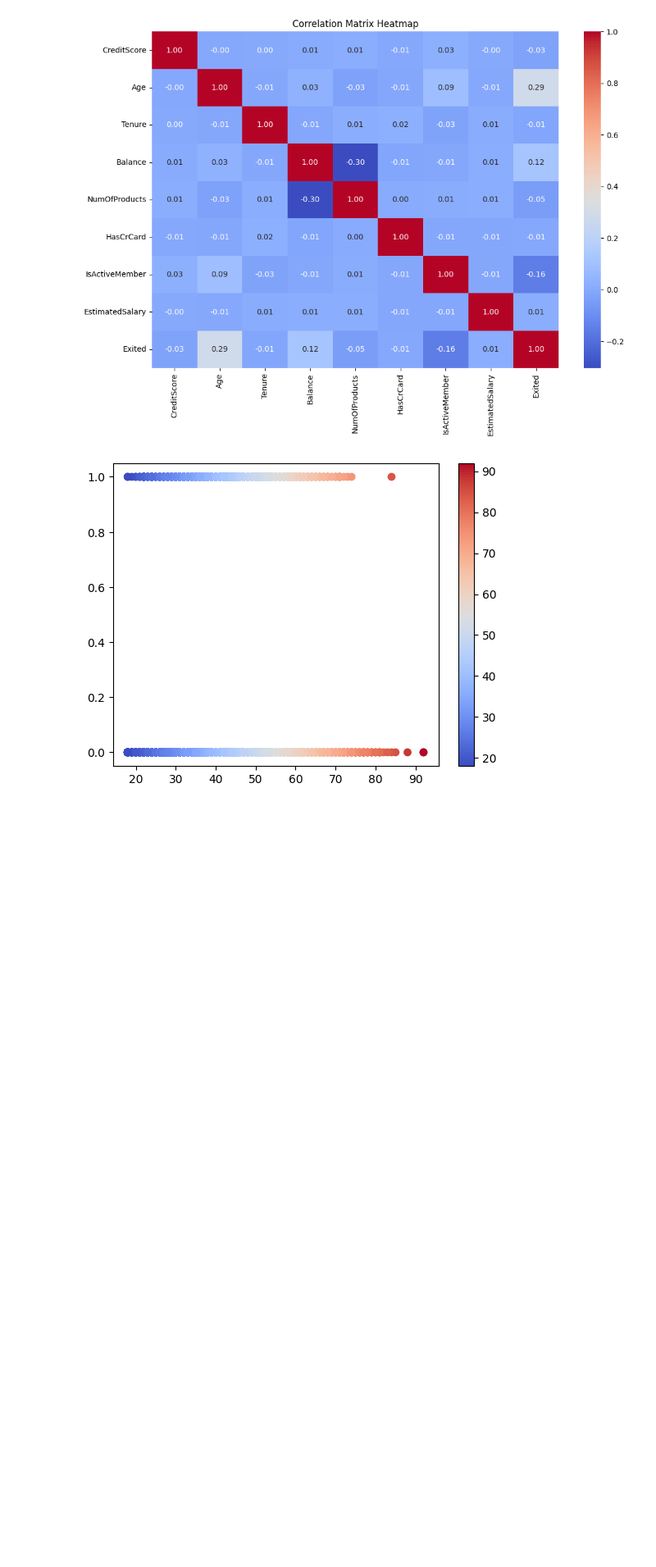
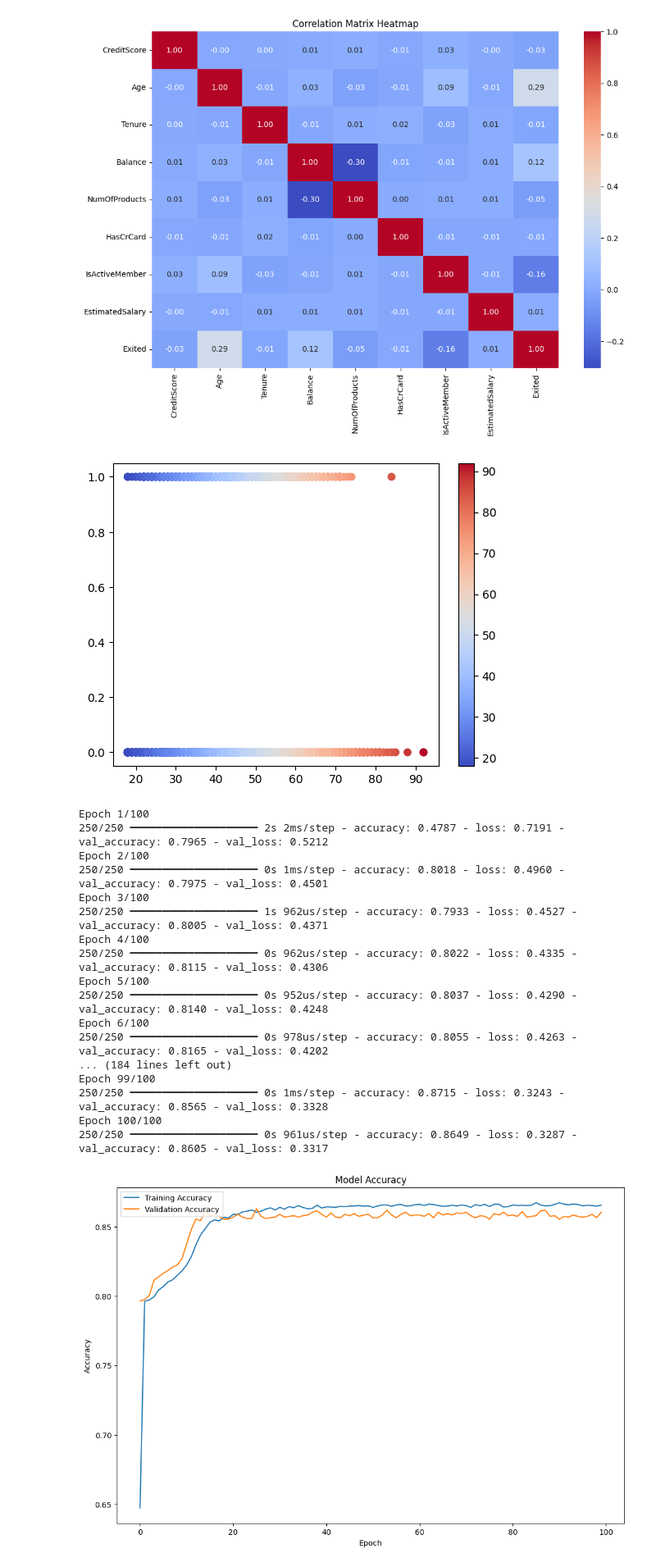
Before and after one commit to krushev36/udemy-deep-learning, a Jupyter notebook: hands-on/section-4.ipynb, the cells around one changed output. Shown at 82% size. Drawn from its saved outputs; the diff is of its cells as text; code cells hidden in the pictures; blank space fills up the shorter version.

```diff
--- a/hands-on/section-4.ipynb
+++ b/hands-on/section-4.ipynb
@@ -75,3 +77,36 @@ ann.add(tf.keras.layers.Dense(units=6, activation="relu"))
 ann.add(tf.keras.layers.Dense(units=1, activation="sigmoid"))
 # %%
 ann.compile(optimizer="adam", loss="binary_crossentropy", metrics=["accuracy"])
+# %%
+# BEGIN: Capture the history of the training process
+history = ann.fit(X_train, y_train, batch_size=32, epochs=100, validation_data=(X_test, y_test))
+
+# Plot the accuracy change
+plt.figure(figsize=(12, 8))
+plt.plot(history.history['accuracy'], label='Training Accuracy')
+plt.plot(history.history['val_accuracy'], label='Validation Accuracy')
+plt.title('Model Accuracy')
+plt.ylabel('Accuracy')
+plt.xlabel('Epoch')
+plt.legend(loc='upper left')
+plt.show()
+# END:
+# %% [output]
+Epoch 1/100
+250/250 ━━━━━━━━━━━━━━━━━━━━ 2s 2ms/step - accuracy: 0.4787 - loss: 0.7191 - val_accuracy: 0.7965 - val_loss: 0.5212
+Epoch 2/100
+250/250 ━━━━━━━━━━━━━━━━━━━━ 0s 1ms/step - accuracy: 0.8018 - loss: 0.4960 - val_accuracy: 0.7975 - val_loss: 0.4501
+Epoch 3/100
+250/250 ━━━━━━━━━━━━━━━━━━━━ 1s 962us/step - accuracy: 0.7933 - loss: 0.4527 - val_accuracy: 0.8005 - val_loss: 0.4371
+Epoch 4/100
+250/250 ━━━━━━━━━━━━━━━━━━━━ 0s 962us/step - accuracy: 0.8022 - loss: 0.4335 - val_accuracy: 0.8115 - val_loss: 0.4306
+Epoch 5/100
+250/250 ━━━━━━━━━━━━━━━━━━━━ 0s 952us/step - accuracy: 0.8037 - loss: 0.4290 - val_accuracy: 0.8140 - val_loss: 0.4248
+Epoch 6/100
+250/250 ━━━━━━━━━━━━━━━━━━━━ 0s 978us/step - accuracy: 0.8055 - loss: 0.4263 - val_accuracy: 0.8165 - val_loss: 0.4202
+... (184 lines left out)
+Epoch 99/100
+250/250 ━━━━━━━━━━━━━━━━━━━━ 0s 1ms/step - accuracy: 0.8715 - loss: 0.3243 - val_accuracy: 0.8565 - val_loss: 0.3328
+Epoch 100/100
+250/250 ━━━━━━━━━━━━━━━━━━━━ 0s 961us/step - accuracy: 0.8649 - loss: 0.3287 - val_accuracy: 0.8605 - val_loss: 0.3317
+[figure, added]
```
Also changed, not shown: parts of 5 cells of this notebook, 1 other file.
